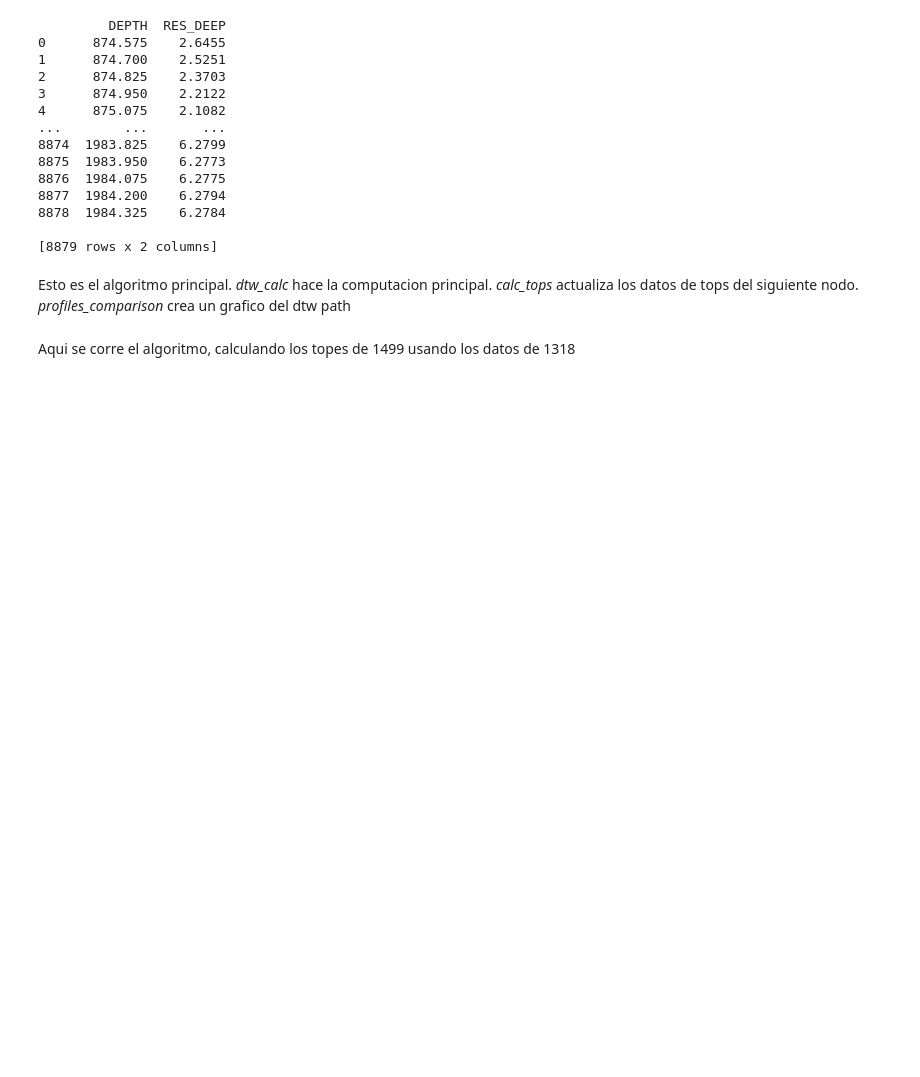
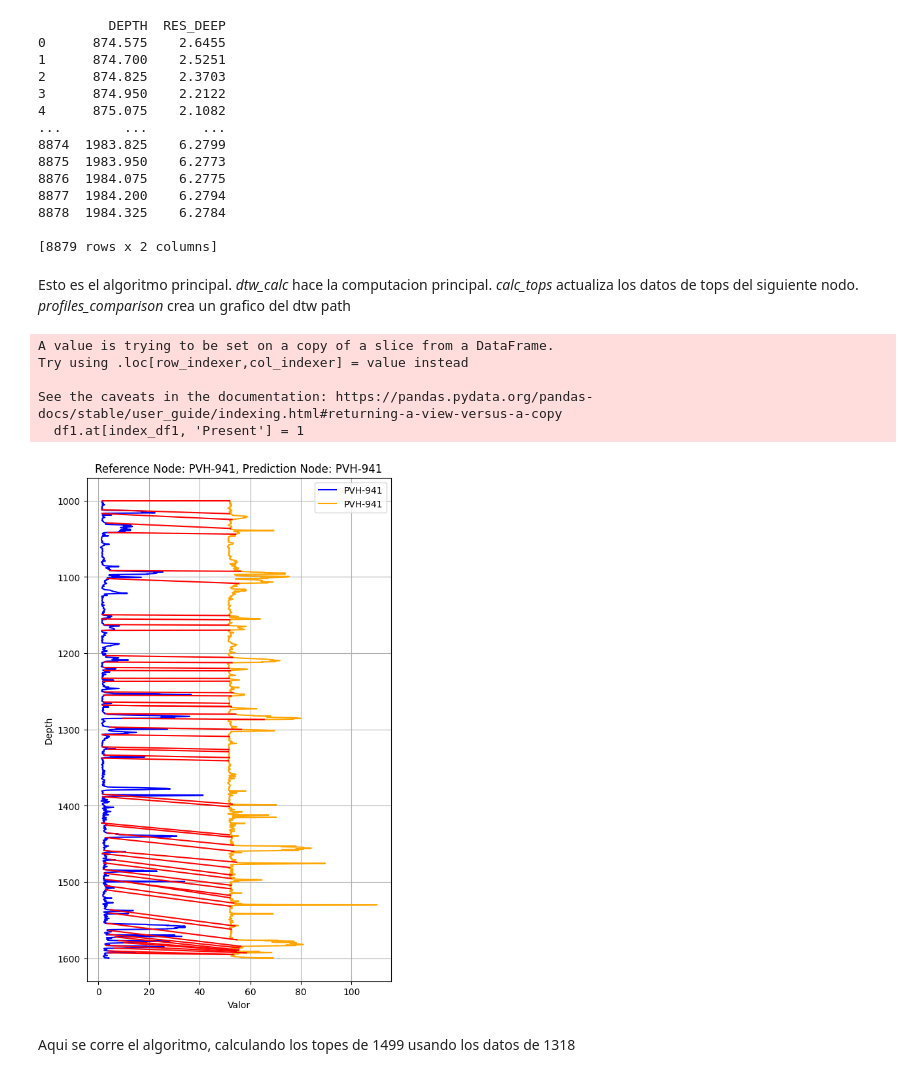
Before and after one commit to scast3/dtw_tool, a Jupyter notebook: more_nodes.ipynb, the cells around one changed output. Saved outputs shown, nothing was run; the diff lists cells and outputs as text; code cells hidden in the pictures; blank space fills up the shorter version.

```diff
--- a/more_nodes.ipynb
+++ b/more_nodes.ipynb
@@ -286,11 +286,7 @@ def predict(df1, df2, tops1):
 
     return df_result
 
-def profiles_comparison(G, node1, node2, r=None):
-
-    df1 = G.nodes[node1]["data"].copy() # RES_DEEP data for node1
-    tops1 = G.nodes[node1]["known_tops"].copy() # Tops data for node1
-    df2 = G.nodes[node2]["data"].copy() # RES_DEEP data for node2
+def profiles_comparison(df1, df2, tops1, r=None):
 
     correla, df1, df2 = dtw_calc(G, df1, df2, tops1)
 
@@ -324,6 +320,39 @@ def profiles_comparison(G, node1, node2, r=None):
     plt.grid(True)
     plt.gca().invert_yaxis()
     plt.show()
+
+
+def windows_test(G, node_name1, node_name2, start1, end1, start2, end2):
+    data1 = G.nodes[node_name1]["data"].copy()
+    data2 = G.nodes[node_name2]["data"].copy()
+    tops1 = G.nodes[node_name1]["known_tops"].copy()
+    capas = G.nodes[node_name1]["known_tops"]["Capa"]
+
+    f_data1 = data1[(data1["DEPTH"]>=start1) & (data1["DEPTH"]<=end1)]
+    f_data2 = data2[(data2["DEPTH"]>=start2) & (data2["DEPTH"]<=end2)]
+    f_tops1 = tops1[(tops1["Ref"]>=start1) & (tops1["Ref"]<=end1)]
+
+    s = min(start1, start2)
+    e = max(end1, end2)
+
+
+
+
+    result = predict(f_data1, f_data2, f_tops1)
+    result["Capa"] = capas
+
+    #print(result)
+
+    profiles_comparison(f_data1, f_data2, f_tops1)
+# %%
+windows_test(G, "PVH-937", "PVH-941", 1000, 1600, 1000, 1600)
+# %% [output]
+A value is trying to be set on a copy of a slice from a DataFrame.
+Try using .loc[row_indexer,col_indexer] = value instead
+
+See the caveats in the documentation: https://pandas.pydata.org/pandas-docs/stable/user_guide/indexing.html#returning-a-view-versus-a-copy
+  df1.at[index_df1, 'Present'] = 1
+[figure, added]
 # %% [markdown]
 Aqui se corre el algoritmo, calculando los topes de 1499 usando los datos de 1318
 # %%
```
Also changed, not shown: parts of 3 cells of this notebook.
